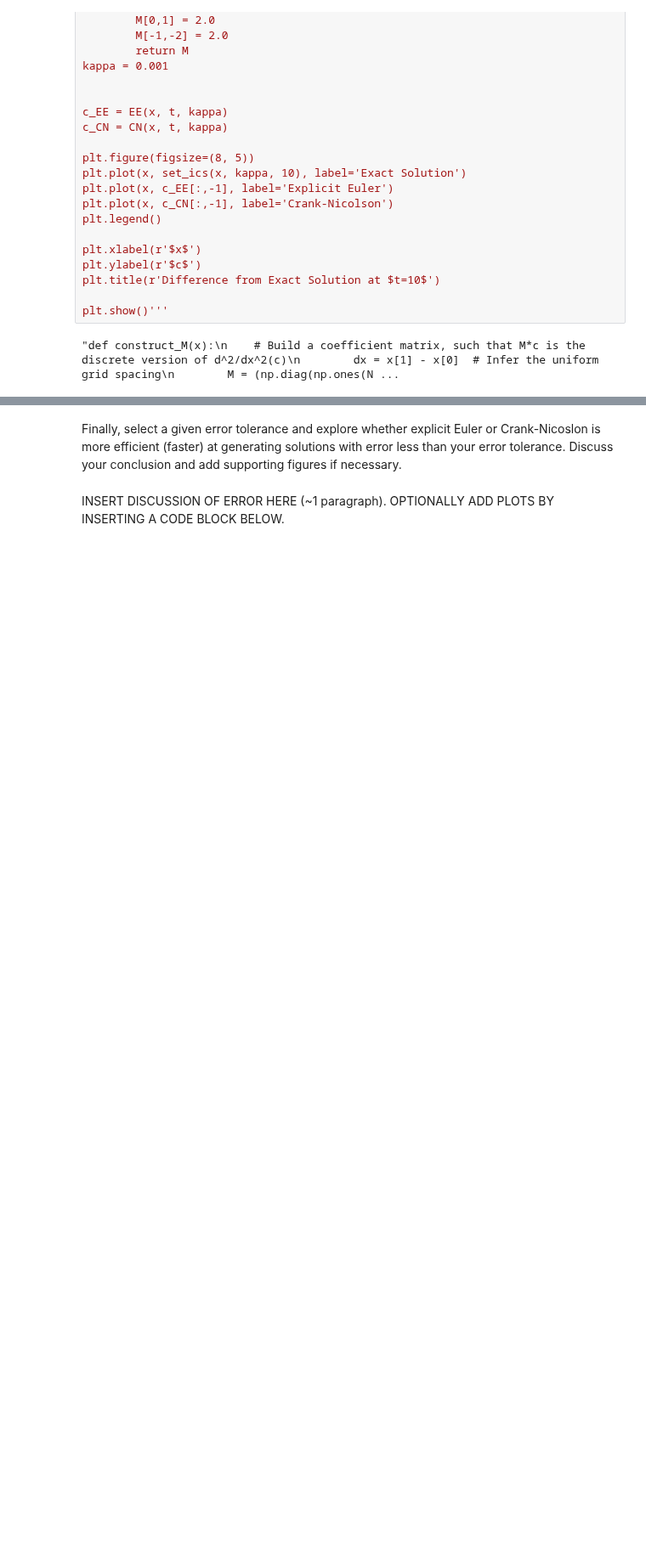
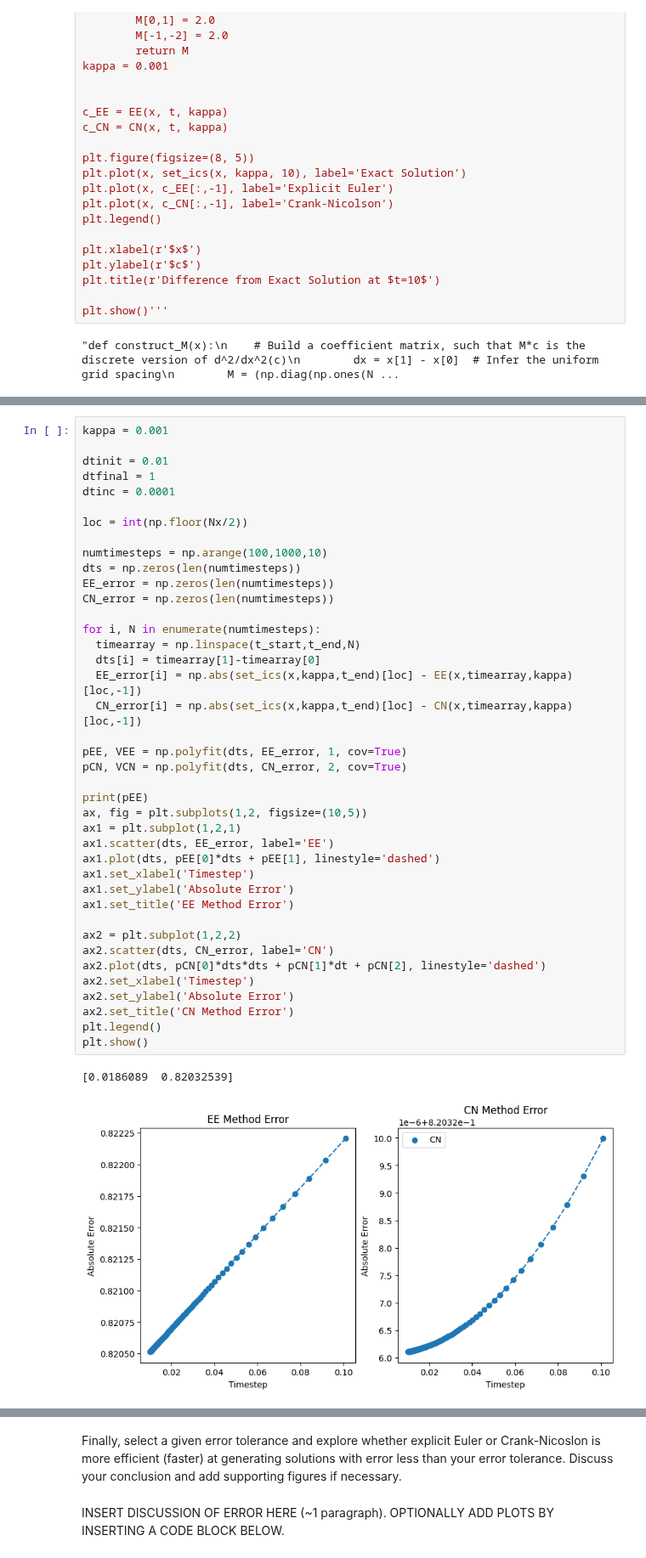
Before and after one commit to SquidsofDoom/QCES, a Jupyter notebook: Project1_numerical_methods.ipynb, the cells around one changed output, grey strips where cells are left out. Shown at 85% size. Drawn from its saved outputs; the diff is of its cells as text; blank space fills up the shorter version.

```diff
--- a/Project1_numerical_methods.ipynb
+++ b/Project1_numerical_methods.ipynb
@@ -473,0 +366,43 @@ plt.show()
+# %%
+kappa = 0.001
+
+dtinit = 0.01
+dtfinal = 1
+dtinc = 0.0001
+
+loc = int(np.floor(Nx/2))
+
+numtimesteps = np.arange(100,1000,10)
+dts = np.zeros(len(numtimesteps))
+EE_error = np.zeros(len(numtimesteps))
+CN_error = np.zeros(len(numtimesteps))
+
+for i, N in enumerate(numtimesteps):
+  timearray = np.linspace(t_start,t_end,N)
+  dts[i] = timearray[1]-timearray[0]
+  EE_error[i] = np.abs(set_ics(x,kappa,t_end)[loc] - EE(x,timearray,kappa)[loc,-1])
+  CN_error[i] = np.abs(set_ics(x,kappa,t_end)[loc] - CN(x,timearray,kappa)[loc,-1])
+
+pEE, VEE = np.polyfit(dts, EE_error, 1, cov=True)
+pCN, VCN = np.polyfit(dts, CN_error, 2, cov=True)
+
+print(pEE)
+ax, fig = plt.subplots(1,2, figsize=(10,5))
+ax1 = plt.subplot(1,2,1)
+ax1.scatter(dts, EE_error, label='EE')
+ax1.plot(dts, pEE[0]*dts + pEE[1], linestyle='dashed')
+ax1.set_xlabel('Timestep')
+ax1.set_ylabel('Absolute Error')
+ax1.set_title('EE Method Error')
+
+ax2 = plt.subplot(1,2,2)
+ax2.scatter(dts, CN_error, label='CN')
+ax2.plot(dts, pCN[0]*dts*dts + pCN[1]*dt + pCN[2], linestyle='dashed')
+ax2.set_xlabel('Timestep')
+ax2.set_ylabel('Absolute Error')
+ax2.set_title('CN Method Error')
+plt.legend()
+plt.show()
+# %% [output]
+[0.0186089  0.82032539]
+[figure, added]
```
Also changed, not shown: parts of 2 cells of this notebook.
